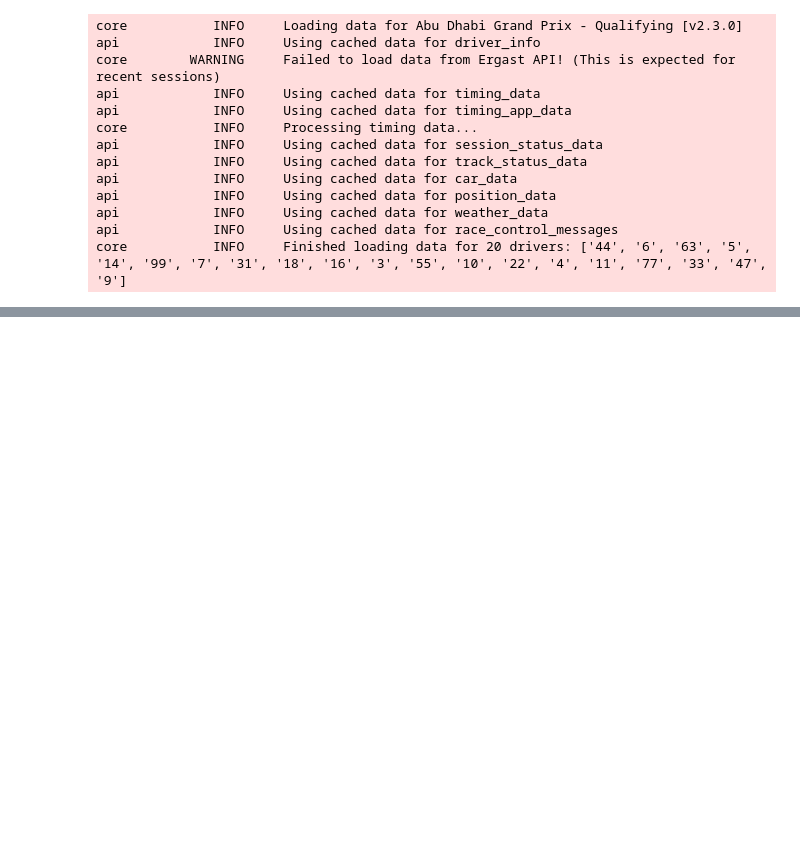
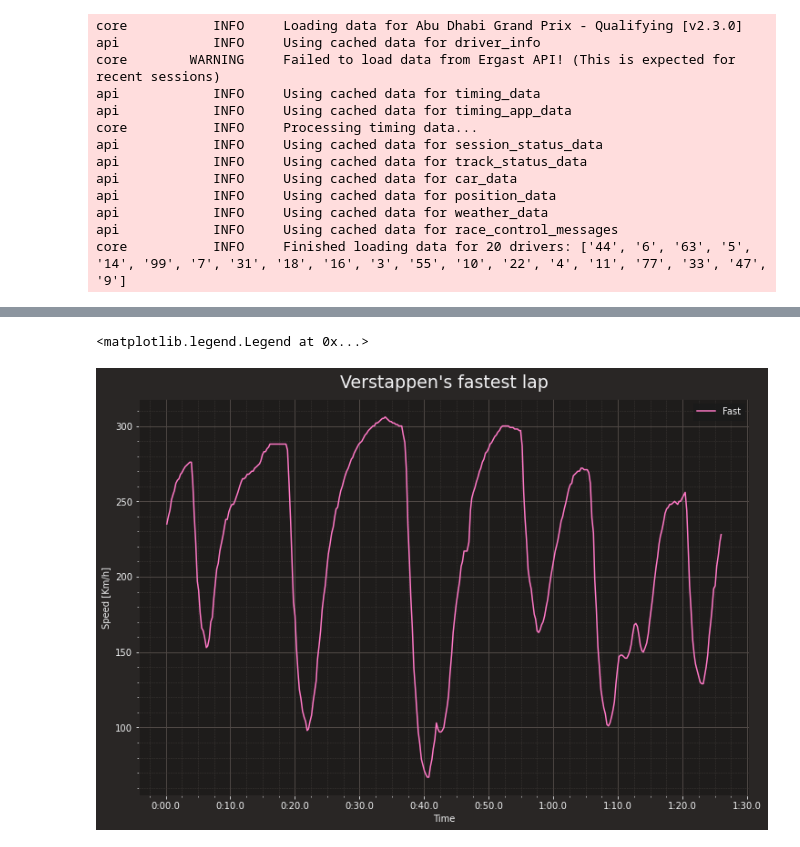
Before and after one commit to juliasabatel/F1_Project, a Jupyter notebook: F1_project.ipynb, the cells around one changed output, grey strips where cells are left out. Saved outputs shown, nothing was run; the diff lists cells and outputs as text; code cells hidden in the pictures; blank space fills up the shorter version.

```diff
--- a/F1_project.ipynb
+++ b/F1_project.ipynb
@@ -766,0 +992,15 @@ core           INFO     Finished loading data for 20 drivers: ['44', '6', '63',
+# %%
+#Vuelta más rápida de Verstappen
+ver_fastest_lap = laps_r.pick_driver('VER').pick_fastest()
+ver_car_data = ver_fastest_lap.get_car_data()
+t = ver_car_data['Time']
+velocity = ver_car_data['Speed']
+fig, ax = plt.subplots(figsize=(12,8))
+ax.plot(t, velocity, label='Fast')
+ax.set_xlabel('Time')
+ax.set_ylabel('Speed [Km/h]')
+ax.set_title("Verstappen's fastest lap")
+ax.legend()
+# %% [output]
+<matplotlib.legend.Legend at 0x...>
+[figure, added]
```
Also changed, not shown: parts of 25 cells of this notebook.
